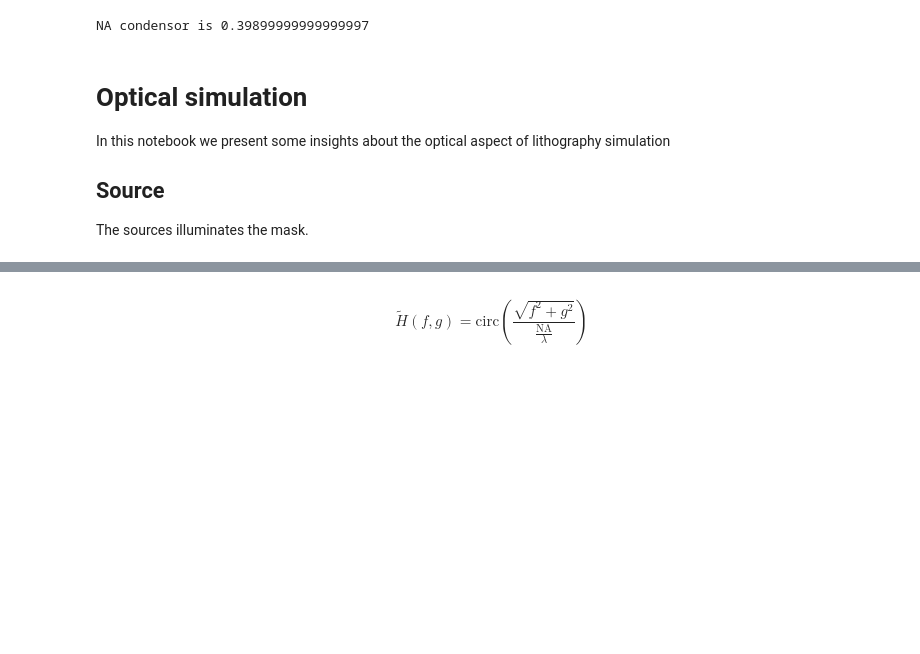
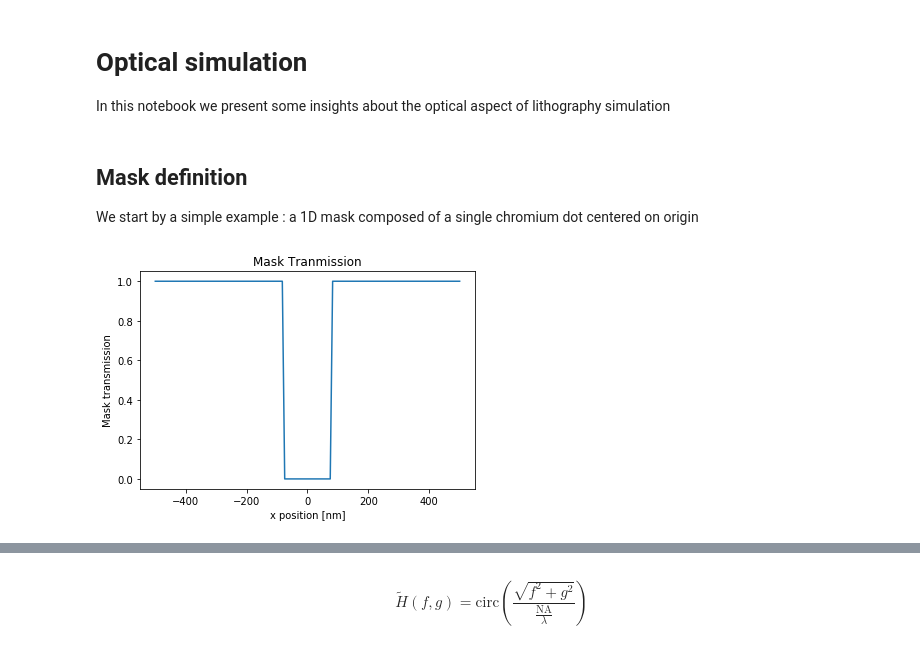
Before and after one commit to pierremifasol/Lithography-Simulation, a Jupyter notebook: Lithography.ipynb, the cells around one changed output, grey strips where cells are left out. Drawn from its saved outputs; the diff is of its cells as text; code cells hidden in the pictures; blank space fills up the shorter version.

```diff
--- a/Lithography.ipynb
+++ b/Lithography.ipynb
@@ -1,13 +1,27 @@
-# %%
-sigma=0.7
-NA=0.57
-print(f'NA condensor is {sigma*NA}')
-# %% [output]
-NA condensor is 0.39899999999999997
 # %% [markdown]
 # Optical simulation
 In this notebook we present some insights about the optical aspect of lithography simulation
-
-## Source
-
-The sources illuminates the mask.
+# %% [markdown]
+## Mask definition
+We start by a simple example : a 1D mask composed of a single chromium dot centered on origin
+# %%
+import numpy as np
+import matplotlib.pyplot as plt
+%matplotlib inline
+
+#Define the chromium dot size
+dot_size=150.
+#Define the x support
+x_support=np.linspace(-500.,500.,128)
+#Compute the pixel size
+dx=1000./128
+#Define the mask, 1 for glass, 0 for chromium
+mask=[0 if np.abs(x)<150/2 else 1 for x in x_support ]
+#Plot
+plt.title('Mask Tranmission')
+plt.plot(x_support, mask)
+plt.xlabel('x position [nm]')
+plt.ylabel('Mask transmission')
+plt.show()
+# %% [output]
+[figure, added]
```
Also changed, not shown: parts of 8 cells of this notebook.
